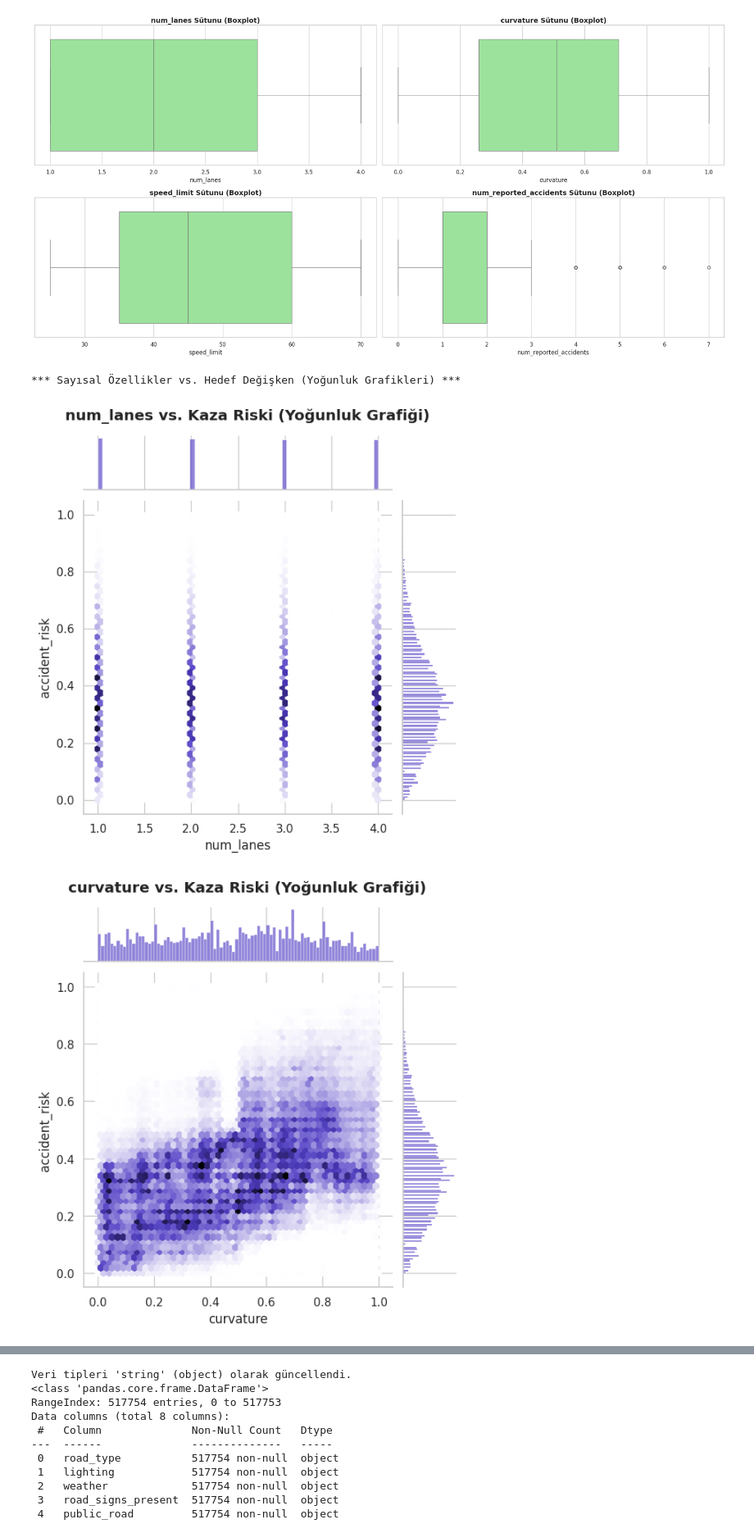
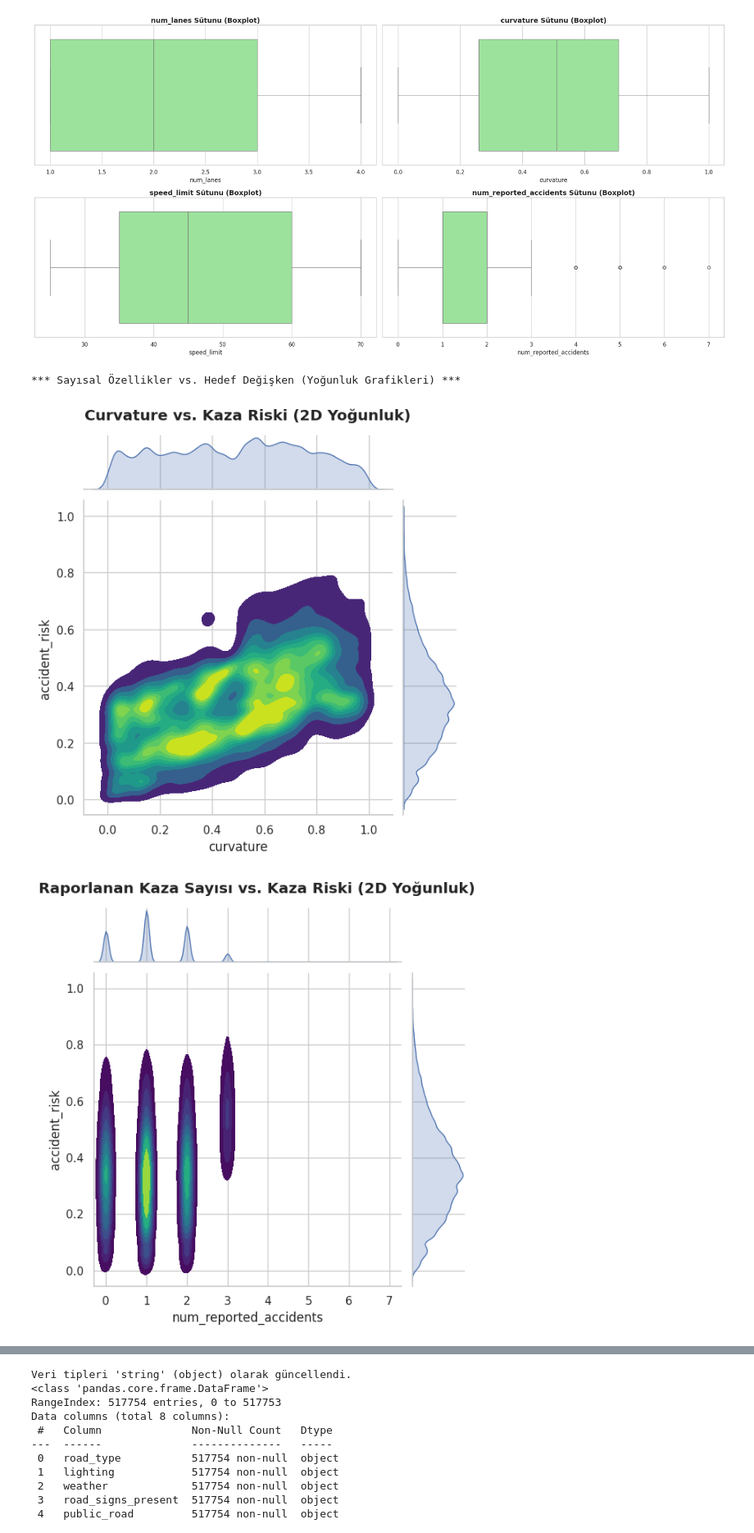
Before and after one commit to esmanurulu/Predicting-Road-Accident-Risk-using-Deep-Regression-on-Synthetic-Data, a Jupyter notebook: yap470_eda.ipynb, the cells around one changed output, grey strips where cells are left out. Shown at 82% size. Saved outputs shown, nothing was run; the diff lists cells and outputs as text; code cells hidden in the pictures.

```diff
--- a/yap470_eda.ipynb
+++ b/yap470_eda.ipynb
@@ -254,19 +298,30 @@ plt.show()
 # %%
 print("*** Sayısal Özellikler vs. Hedef Değişken (Yoğunluk Grafikleri) ***")
 
-# numerical_features = ['num_lanes', 'curvature', 'speed_limit', 'num_reported_accidents']
-for col in numerical_features:
-    sns.jointplot(
-        data=df,
-        x=col,
-        y='accident_risk',
-        kind='hex',            # Grafik türü: yoğunluk
-        color='slateblue'
-    )
+sns.jointplot(
+    data=df,
+    x='curvature',
+    y='accident_risk',
+    kind='kde',
+    fill=True,
+    cmap='viridis'
+)
+plt.suptitle('Curvature vs. Kaza Riski (2D Yoğunluk)', y=1.03, weight='bold')
+plt.show()
 
-    plt.suptitle(f'{col} vs. Kaza Riski (Yoğunluk Grafiği)', y=1.03, weight='bold')
-    plt.show()
+
+
+sns.jointplot(
+    data=df,
+    x='num_reported_accidents',
+    y='accident_risk',
+    kind='kde',
+    fill=True,
+    cmap='viridis'
+)
+plt.suptitle('Raporlanan Kaza Sayısı vs. Kaza Riski (2D Yoğunluk)', y=1.03, weight='bold')
+plt.show()
 # %% [output]
 *** Sayısal Özellikler vs. Hedef Değişken (Yoğunluk Grafikleri) ***
-[figure, old version]
+[figure, new version]
-[figure, old version]
+[figure, new version]
```
Also changed, not shown: parts of 5 cells of this notebook.
